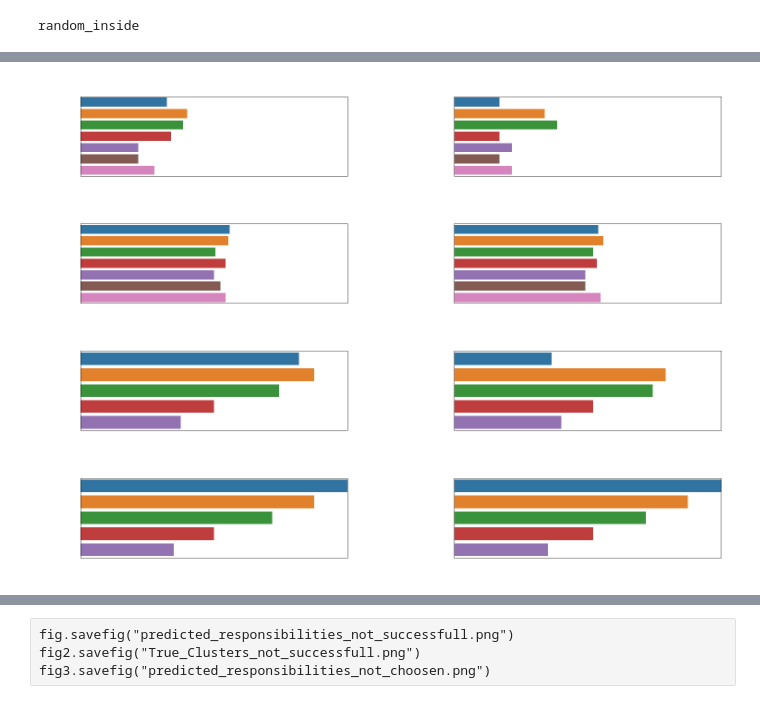
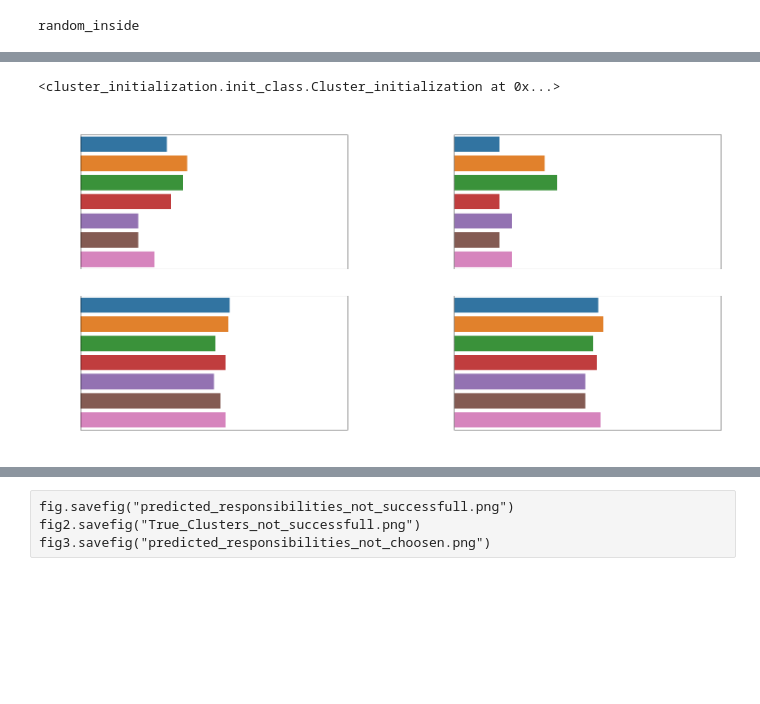
Before and after one commit to Habiger/Cluster_TDDS, a Jupyter notebook: MC_notebook.ipynb, the cells around one changed output, grey strips where cells are left out. Saved outputs shown, nothing was run; the diff lists cells and outputs as text; code cells hidden in the pictures; blank space fills up the shorter version.

```diff
--- a/MC_notebook.ipynb
+++ b/MC_notebook.ipynb
@@ -91,29 +107,25 @@ random_inside
+# %%
+run_results["OPTICS"]['init_params'][0]
+# %% [output]
+<cluster_initialization.init_class.Cluster_initialization at 0x...>
 # %%
 import seaborn as sns
 from plotting.mc_simulation.criteria_performance import add_score_performance_plot, add_score_performance_plot_identified
 from plotting.mc_simulation.init_performance import add_init_rout_performance_plot#, add_init_rout_performance_plot_identified
-from plotting.mc_simulation.clusternumber import add_True_Cluster_number_performance_plot_identified
+
 settings = {
     "ax_title_size": 18,
     "axis_label_size": 18
 }
 
-fig, axs = plt.subplots(nrows=4, ncols=2)
-fig.set_size_inches(20, 15)
+fig, axs = plt.subplots(nrows=2, ncols=2)
+fig.set_size_inches(20, 10)
 fig.suptitle("Analysis of MC-Run", color="white", size=30)
 fig.tight_layout()
-plt.subplots_adjust(hspace=0.6, wspace=0.4)
+plt.subplots_adjust(hspace=0.2, wspace=0.4)
 add_score_performance_plot(df_total, axs[0,0], settings, "OPTICS")
 add_score_performance_plot(df_total, axs[0,1], settings, "random_inside")
 add_score_performance_plot_identified(df_total, axs[1,0], settings, "OPTICS")
 add_score_performance_plot_identified(df_total, axs[1,1], settings, "random_inside")
-total_rank = "ll_rank"
-#add_init_rout_performance_plot(df_total,axs[0,1], settings, total_rank=total_rank)
-#add_init_rout_performance_plot_identified(df_total,axs[1,1], settings, total_rank=total_rank)
-add_True_Cluster_number_performance_plot_identified(df_total, axs[2,0], settings,total_rank = total_rank, init_routine="OPTICS")
-add_True_Cluster_number_performance_plot_identified(df_total, axs[2,1], settings,total_rank = total_rank, init_routine="random_inside")
-total_rank = "AIC_rank"
-add_True_Cluster_number_performance_plot_identified(df_total, axs[3,0], settings,total_rank = total_rank, init_routine="OPTICS")
-add_True_Cluster_number_performance_plot_identified(df_total, axs[3,1], settings,total_rank = total_rank, init_routine="random_inside")
 # %% [output]
-[figure, old version]
+[figure, new version]
```
Also changed, not shown: parts of 18 cells of this notebook, 17 other files.
